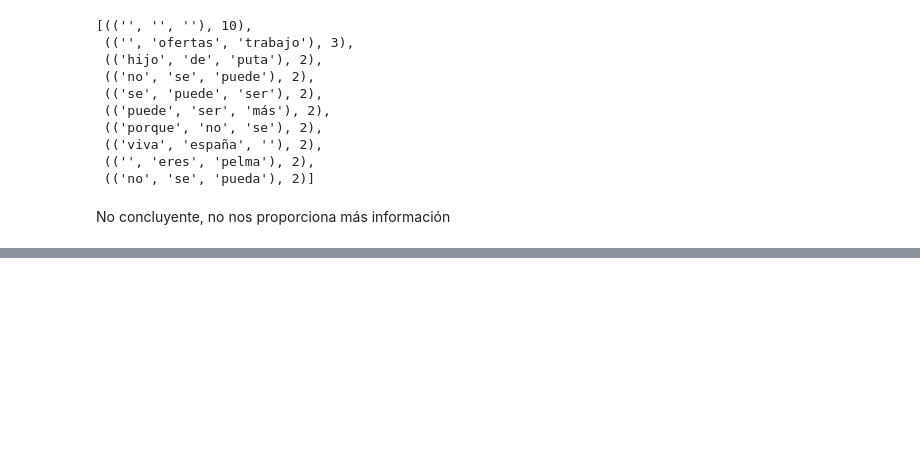
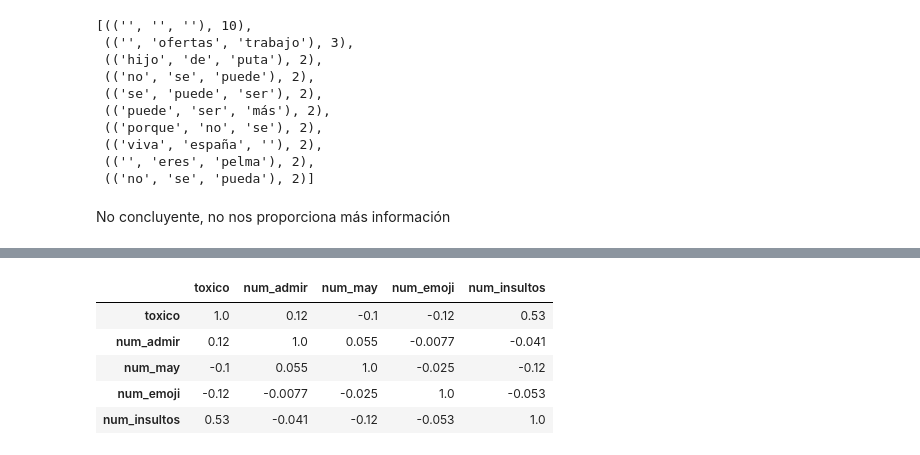
Before and after one commit to SpRdgz/TFM, a Jupyter notebook: EDA_TWEETER.ipynb, the cells around one changed output, grey strips where cells are left out. Cells and saved outputs as stored; diff of their text form; code cells hidden in the pictures; blank space fills up the shorter version.

```diff
--- a/EDA_TWEETER.ipynb
+++ b/EDA_TWEETER.ipynb
@@ -387,0 +400,9 @@ Cosas que sigo queriendo hacer:
+# %%
+df.drop(['filtered_words','emojis', 'texto'], axis=1).corr(method='pearson').style.format("{:.2}").background_gradient(cmap=plt.get_cmap('coolwarm'), axis=1)
+# %% [output]
+|  | toxico | num_admir | num_may | num_emoji | num_insultos |
+| toxico | 1.0 | 0.12 | -0.1 | -0.12 | 0.53 |
+| num_admir | 0.12 | 1.0 | 0.055 | -0.0077 | -0.041 |
+| num_may | -0.1 | 0.055 | 1.0 | -0.025 | -0.12 |
+| num_emoji | -0.12 | -0.0077 | -0.025 | 1.0 | -0.053 |
+| num_insultos | 0.53 | -0.041 | -0.12 | -0.053 | 1.0 |
```
Also changed, not shown: parts of 8 cells of this notebook, 1 other file.
